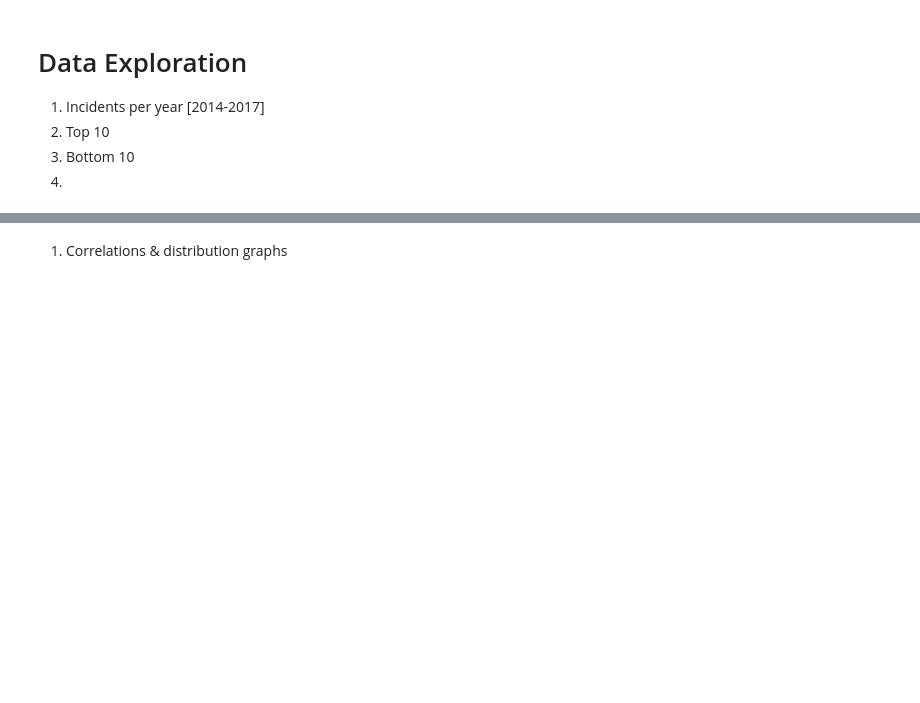
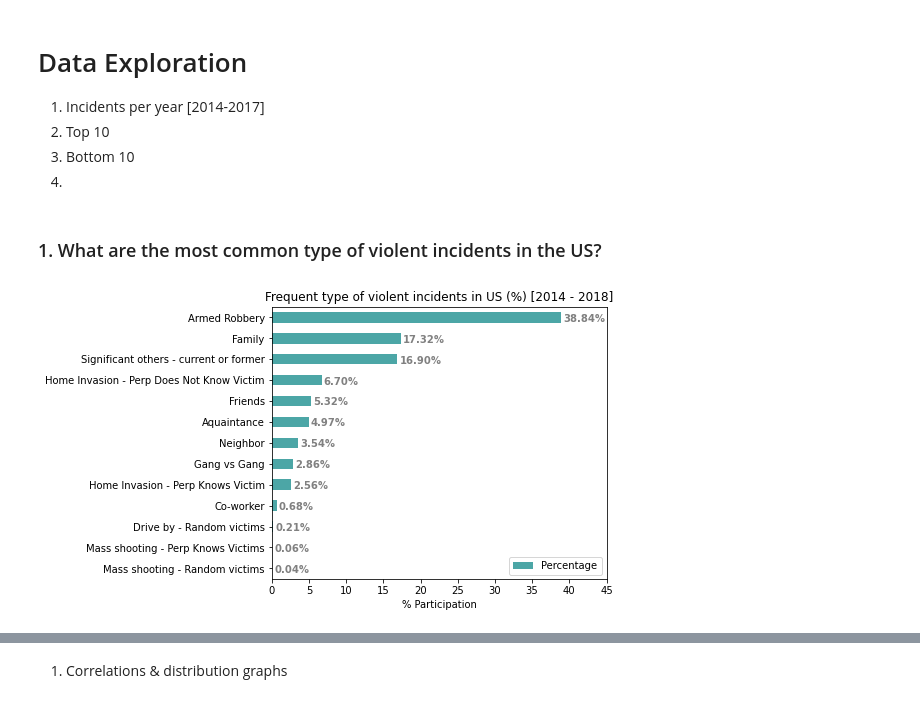
Before and after one commit to palolo02/Project1, a Jupyter notebook: Crime in US.ipynb, the cells around one changed output, grey strips where cells are left out. Drawn from its saved outputs; the diff is of its cells as text; code cells hidden in the pictures; blank space fills up the shorter version.

Commit message:
PV - add graphs in data exploration and analysis final notebook

```diff
--- a/Crime in US.ipynb
+++ b/Crime in US.ipynb
@@ -127,0 +137,29 @@ Paolo:
+# %% [markdown]
+### 1. What are the most common type of violent incidents in the US?
+# %%
+# Filter years 2014 - 2018
+rel = relationshipDF.loc[(relationshipDF["year"] > 2013) & (relationshipDF["year"] < 2019)]
+rel = rel.loc[:,["Value","Total"]].groupby(by="Value").sum()
+relMax = rel["Total"].sum()
+# Calculate the percentage out of the total
+rel["Percentage"] = (rel["Total"]/relMax)*100
+# Remove unused column
+rel.drop(columns="Total", inplace=True)
+# Descending order for plottling
+rel = rel.sort_values(by="Percentage", ascending=True)
+
+# Plot
+ax = rel.plot(kind="barh",align="center", color="teal", alpha=0.7, figsize=(6,5))
+plt.title(f"Frequent type of violent incidents in US (%) [2014 - 2018]")
+plt.ylabel("")
+plt.xlabel("% Participation")
+plt.xlim(0,45)
+ax.get_legend().set_bbox_to_anchor((1, 0.1))
+
+#Add data labels to graph
+for i, value in enumerate(rel["Percentage"]):
+    ax.text(value + 0.3, i - 0.2, str("{:,.2f}%".format(value)), color='grey', fontweight='bold')
+
+plt.show()
+# %% [output]
+[figure, added]
```
Also changed, not shown: parts of 14 cells of this notebook.
